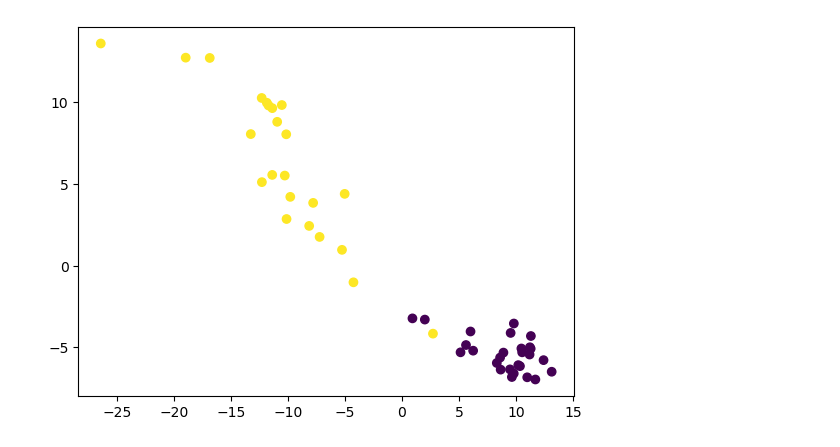
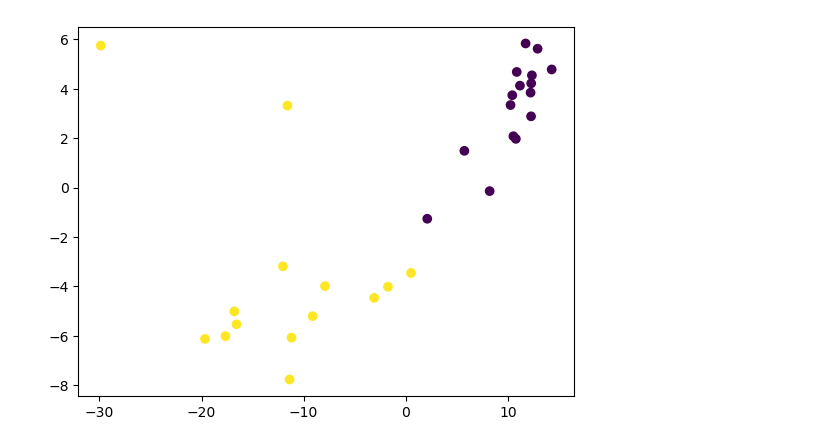
Before and after one commit to g0bel1n/time-series-representation-learning, a Jupyter notebook: plot_MDS.ipynb, the cells around one changed output. Cells and saved outputs as stored; diff of their text form; code cells hidden in the pictures.

```diff
--- a/plot_MDS.ipynb
+++ b/plot_MDS.ipynb
@@ -135,9 +128,11 @@ X = to_numpy(X)
 import numpy as np
 # %%
 X = np.array(X)
-X_GAP = np.array(X_GAP)
+X_GAP_ptst = np.array(X_GAP_ptst)
+X_GAP_rsnt = np.array(X_GAP_rsnt)
 # %%
 X = X.reshape(N,150)
-X_GAP = X_GAP.reshape(N,128)
+X_GAP_rsnt = X_GAP_rsnt.reshape(N,128)
+X_GAP_ptst = X_GAP_ptst.reshape(N,128)
 # %%
 Xdist = squareform(pdist(X))
@@ -146,3 +139,6 @@ X_GAP_dist = squareform(pdist(X_GAP))
+# %%
+X_GAP_rsnt_dist = squareform(pdist(X_GAP_rsnt))
+X_GAP_ptst_dist = squareform(pdist(X_GAP_ptst))
 # %%
 def stress(Xdist, X_GAP_dist):
     d_norm = np.sum(X_GAP_dist**2)
@@ -156,11 +152,14 @@ stress(Xdist, X_GAP_dist)
 from sklearn.manifold import MDS
 
 mds_gap = MDS(dissimilarity='precomputed', random_state=0)
-X_transform = mds_gap.fit_transform(X_GAP_dist)
+
+X_ptst_transform = mds_gap.fit_transform(X_GAP_ptst_dist)
+
+X_rsnt_transform = mds_gap.fit_transform(X_GAP_rsnt_dist)
 # %%
 import matplotlib.pyplot as plt
 # %%
-plt.scatter(X_transform[:,0], X_transform[:,1], c=np.ravel(Y))
+plt.scatter(X_ptst_transform[:,0], X_ptst_transform[:,1], c=np.ravel(Y))
 plt.show()
 # %% [output]
-[figure, old version]
+[figure, new version]
```
Also changed, not shown: parts of 18 cells of this notebook.
